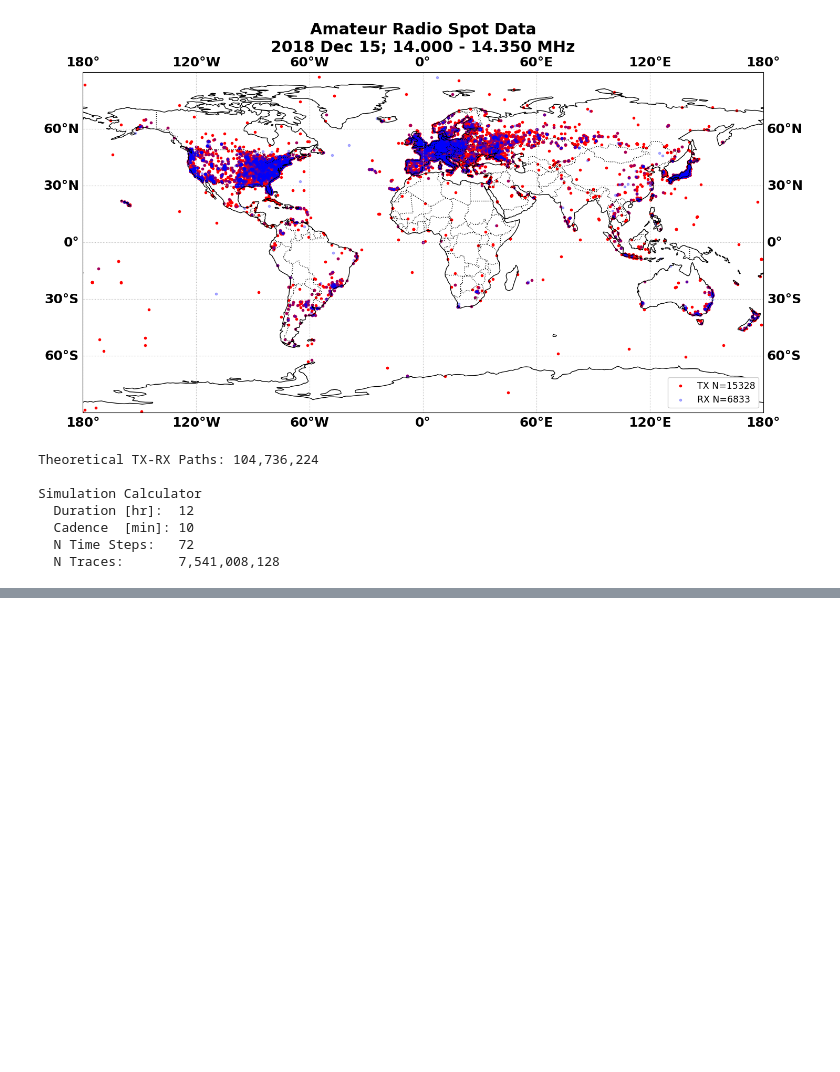
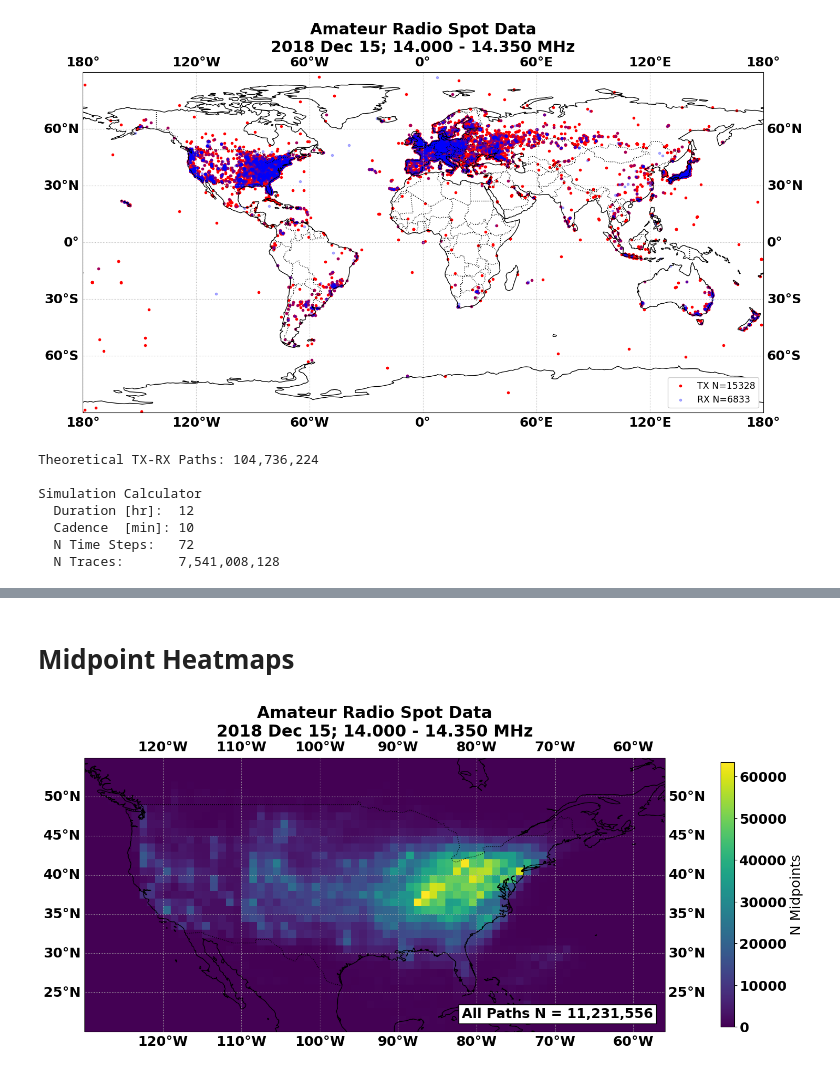
Before and after one commit to w2naf/IRI_TID, a Jupyter notebook: scripts/CaseStudy.ipynb, the cells around one changed output, grey strips where cells are left out. Saved outputs shown, nothing was run; the diff lists cells and outputs as text; code cells hidden in the pictures; blank space fills up the shorter version.

```diff
--- a/scripts/CaseStudy.ipynb
+++ b/scripts/CaseStudy.ipynb
@@ -151,0 +323,48 @@ Simulation Calculator
+# %% [markdown]
+# Midpoint Heatmaps
+# %%
+def plot_heatmap(df_paths, region='CONUS', label = ''):
+    dlat = 1
+    dlon = 1
+    lat_bins = np.arange(-90,90+dlat,dlat)
+    lon_bins = np.arange(-180,180+dlat,dlat)
+    bins     = (lon_bins, lat_bins)
+
+    xx = df_paths['loncen']
+    yy = df_paths['latcen']
+    heatmap, LON_BINS, LAT_BINS = np.histogram2d(xx,yy,bins=bins)
+
+    fig     = plt.figure(figsize=(15,8))
+    ax      = fig.add_subplot(111,projection=ccrs.PlateCarree())
+    ax.add_feature(cartopy.feature.COASTLINE)
+    ax.add_feature(cartopy.feature.BORDERS, linestyle=':')
+    ax.set_title('')
+    ax.gridlines(draw_labels=True)
+
+    # Midpoints
+    xx   = lon_bins
+    yy   = lat_bins
+    zz   = heatmap
+    mpbl = ax.pcolormesh(xx,yy,zz.T)
+    plt.colorbar(mpbl,label='N Midpoints',shrink=0.65,pad=0.075)
+
+    txt  = f'{label} N = {len(df_paths):,}'
+    ax.text(0.98,0.05,txt,transform=ax.transAxes,bbox={'facecolor':'white'},ha='right')
+
+    rdct = region_dct.get(region,region_dct['World'])
+    ax.set_xlim(rdct['xlim'])
+    ax.set_ylim(rdct['ylim'])
+
+    title = []
+    title.append('Amateur Radio Spot Data')
+    date_str = date.strftime('%Y %b %d')
+    f_str    = '{:0.3f} - {:0.3f} MHz'.format(frange[0]/1e6,frange[1]/1e6)
+    title.append(f'{date_str}; {f_str}')
+    ax.set_title('\n'.join(title))
+
+    plt.tight_layout()
+    plt.show()
+# %%
+plot_heatmap(df_paths,label='All Paths')
+# %% [output]
+[figure, added]
```
Also changed, not shown: parts of 23 cells of this notebook.
